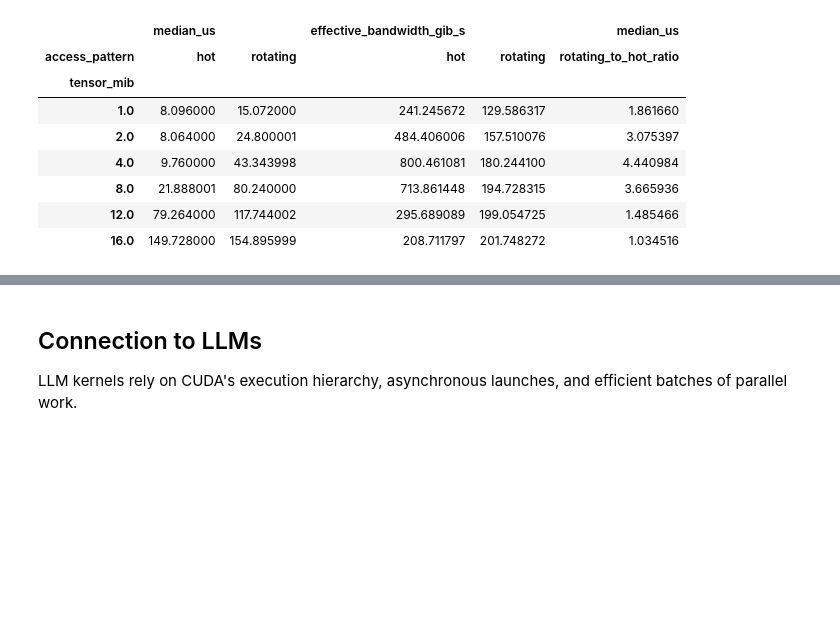
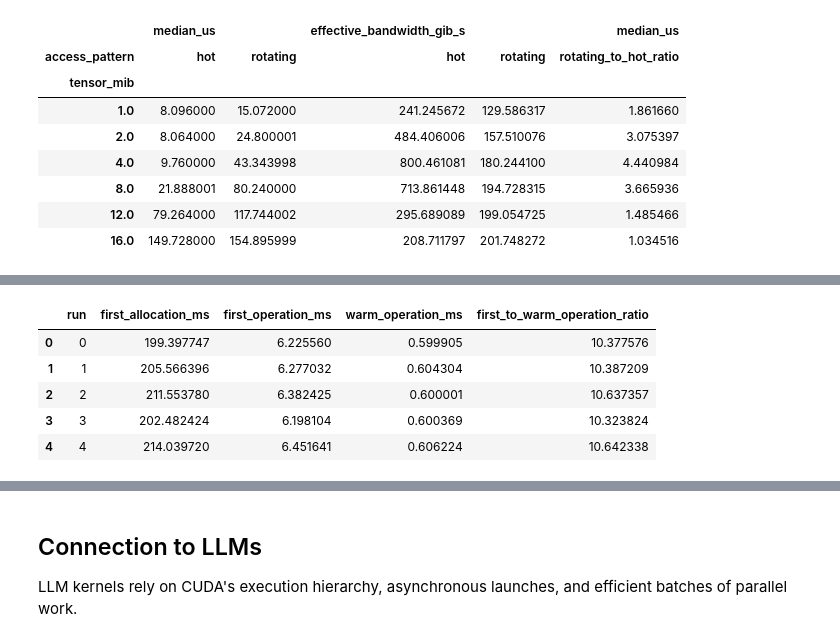
Before and after one commit to coert/dgx-spark-lab, a Jupyter notebook: experiments/00-foundations/05-cuda-fundamentals.ipynb, the cells around one changed output, grey strips where cells are left out. Drawn from its saved outputs; the diff is of its cells as text; code cells hidden in the pictures; blank space fills up the shorter version.

```diff
--- a/experiments/00-foundations/05-cuda-fundamentals.ipynb
+++ b/experiments/00-foundations/05-cuda-fundamentals.ipynb
@@ -647,3 +772,27 @@ cache_comparison
+# %%
+cold_start_comparison = cold_start_timings.assign(
+    first_to_warm_operation_ratio=(
+        cold_start_timings["first_operation_ms"]
+        / cold_start_timings["warm_operation_ms"]
+    )
+)
+
+cold_start_comparison[
+    [
+        "run",
+        "first_allocation_ms",
+        "first_operation_ms",
+        "warm_operation_ms",
+        "first_to_warm_operation_ratio",
+    ]
+]
+# %% [output]
+|  | run | first_allocation_ms | first_operation_ms | warm_operation_ms | first_to_warm_operation_ratio |
+| 0 | 0 | 199.397747 | 6.225560 | 0.599905 | 10.377576 |
+| 1 | 1 | 205.566396 | 6.277032 | 0.604304 | 10.387209 |
+| 2 | 2 | 211.553780 | 6.382425 | 0.600001 | 10.637357 |
+| 3 | 3 | 202.482424 | 6.198104 | 0.600369 | 10.323824 |
+| 4 | 4 | 214.039720 | 6.451641 | 0.606224 | 10.642338 |
 # %% [markdown]
 ## Observations
 
```
Also changed, not shown: parts of 5 cells of this notebook.
